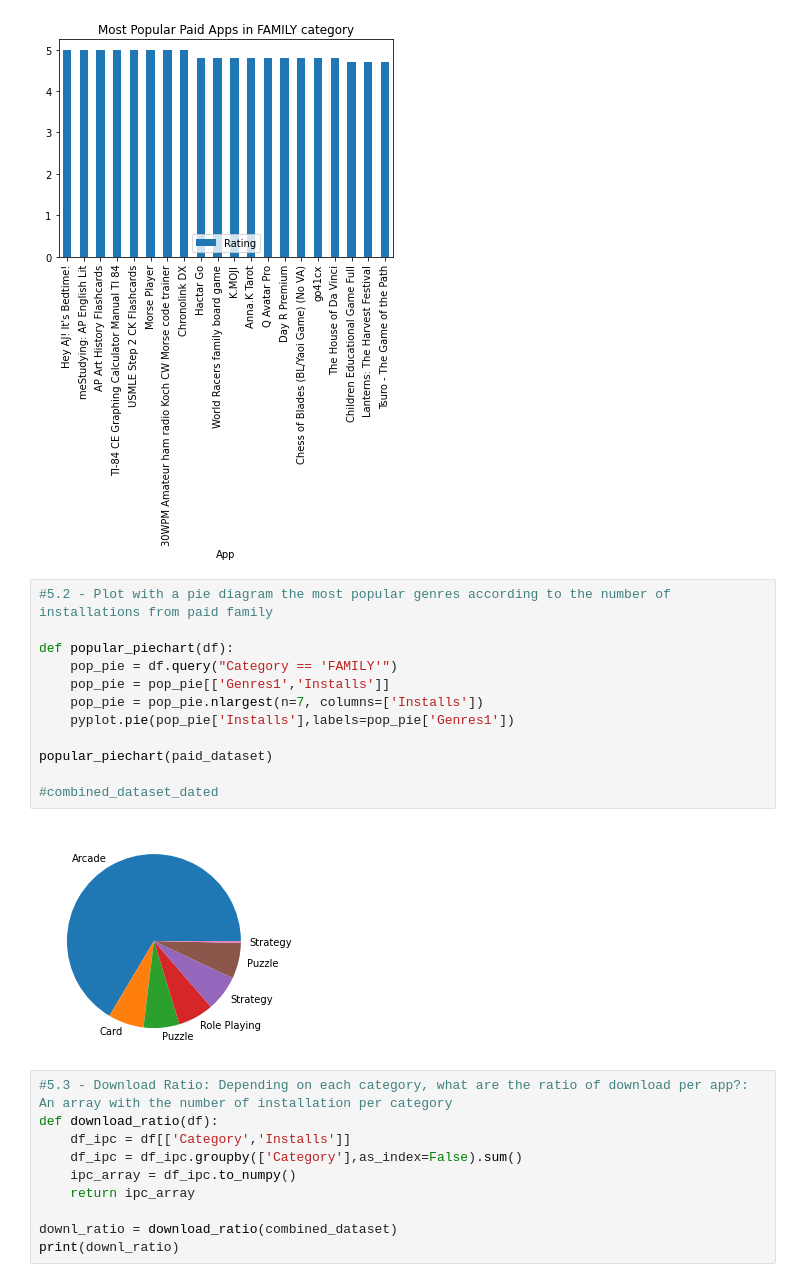
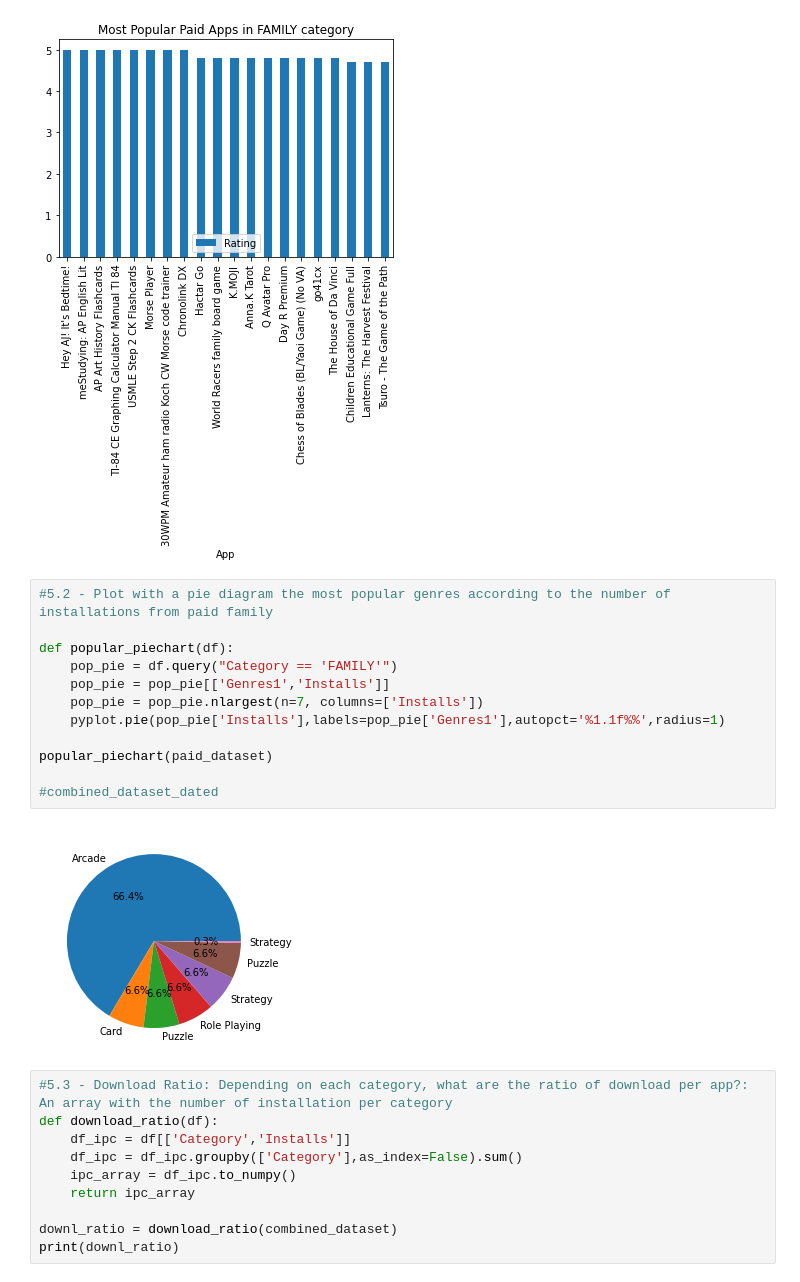
Before and after one commit to Rodauv/google_playstore_stats, a Jupyter notebook: my_mobapp_studio.ipynb, the cells around one changed output. Cells and saved outputs as stored; diff of their text form.

```diff
--- a/my_mobapp_studio.ipynb
+++ b/my_mobapp_studio.ipynb
@@ -414,17 +446,17 @@ popular_bar_rate(paid_dataset)
 # %%
 #5.2 - Plot with a pie diagram the most popular genres according to the number of installations from paid family
 
 def popular_piechart(df):
     pop_pie = df.query("Category == 'FAMILY'")
     pop_pie = pop_pie[['Genres1','Installs']]
     pop_pie = pop_pie.nlargest(n=7, columns=['Installs'])
-    pyplot.pie(pop_pie['Installs'],labels=pop_pie['Genres1'])
+    pyplot.pie(pop_pie['Installs'],labels=pop_pie['Genres1'],autopct='%1.1f%%',radius=1)
 
 popular_piechart(paid_dataset)
 
 #combined_dataset_dated
 # %% [output]
-[figure, old version]
+[figure, new version]
 # %%
 #5.3 - Download Ratio: Depending on each category, what are the ratio of download per app?: An array with the number of installation per category
 def download_ratio(df):
```
Also changed, not shown: parts of 6 cells of this notebook.
